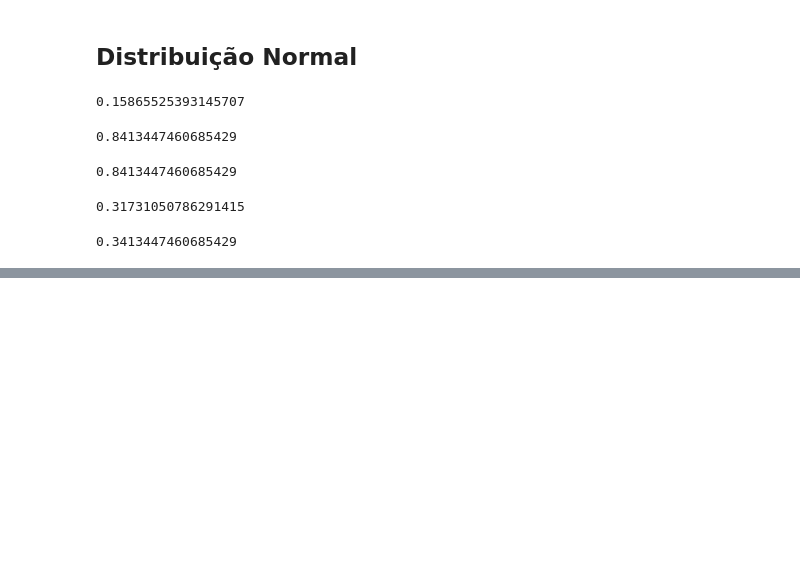
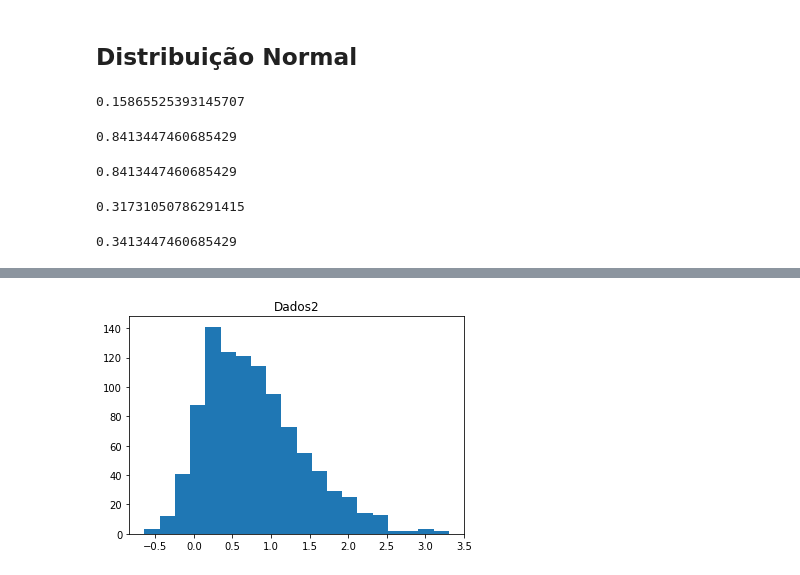
Before and after one commit to houstonsantos/Python-MachineLearning, a Jupyter notebook: Distribuicao/Normal.ipynb, the cells around one changed output, grey strips where cells are left out. Cells and saved outputs as stored; diff of their text form; code cells hidden in the pictures; blank space fills up the shorter version.

```diff
--- a/Distribuicao/Normal.ipynb
+++ b/Distribuicao/Normal.ipynb
@@ -82,0 +74,4 @@ stats.shapiro(dados)
+# %%
+# Dados não normais
+dados2 = skewnorm.rvs(4, size = 100)
+dados2
@@ -82,0 +96,7 @@ stats.shapiro(dados)
+# %%
+# Histograma
+plt.hist(dados2, bins = 20)
+plt.title('Dados2')
+plt.show()
+# %% [output]
+[figure, added]
```
Also changed, not shown: parts of 10 cells of this notebook, 20 other files.
